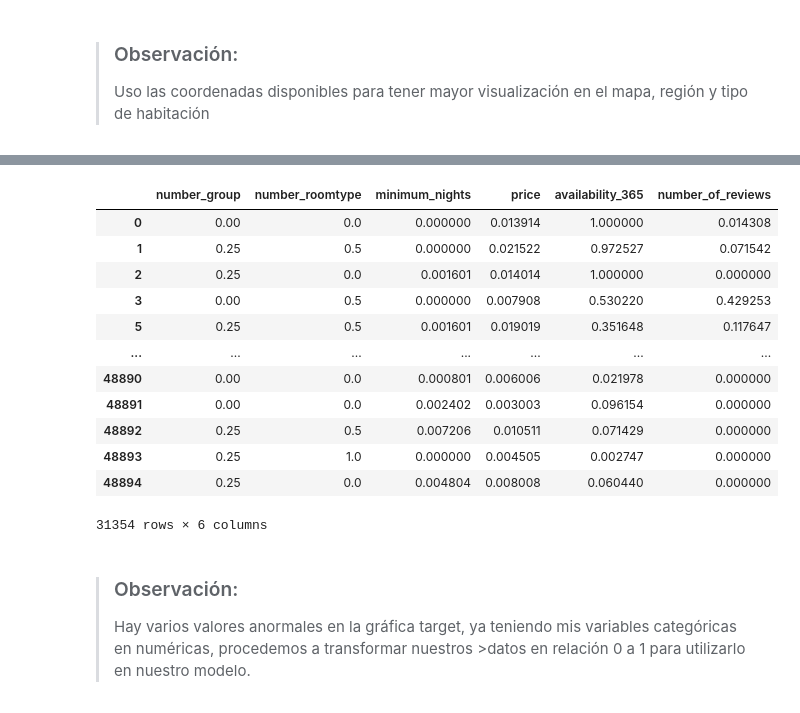
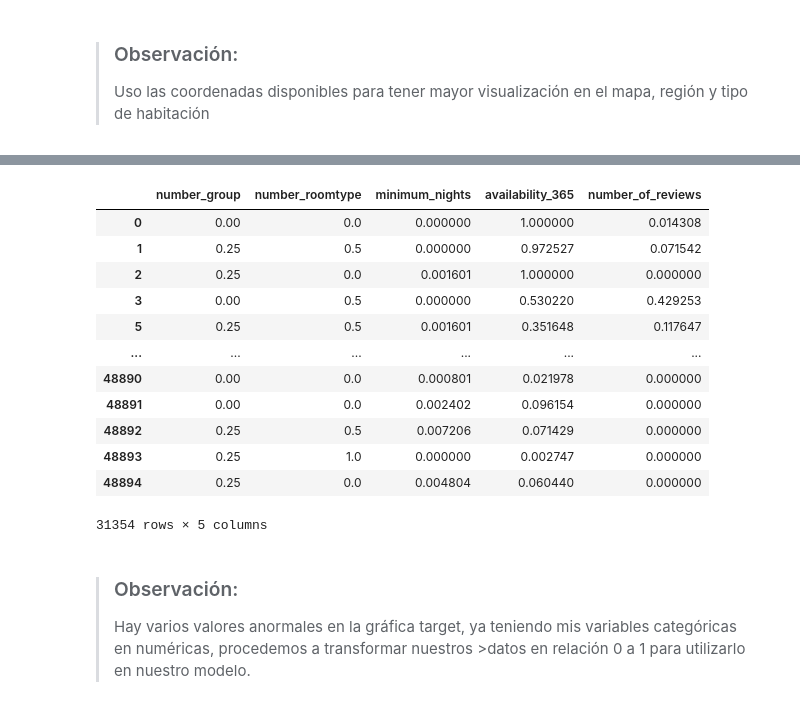
Before and after one commit to Antonio27M/ML-web-app-using-Streamlit, a Jupyter notebook: src/00-eda-airbnb-ny.ipynb, the cells around one changed output, grey strips where cells are left out. Saved outputs shown, nothing was run; the diff lists cells and outputs as text; code cells hidden in the pictures.

```diff
--- a/src/00-eda-airbnb-ny.ipynb
+++ b/src/00-eda-airbnb-ny.ipynb
@@ -37,6 +38,6 @@ memory usage: 6.0+ MB
 >
 >Uso .info() para observar todos los datos del df.
 # %%
-df = data_airbi_ny.drop(columns=['id', 'host_id','calculated_host_listings_count'])
+df = data_airbi_ny.drop(columns=['id', 'host_id','calculated_host_listings_count','latitude','longitude'])
 df.head()
 # %% [output]
@@ -174,7 +173,7 @@ with open('../data/processed/numbergroup-transformation-rules.json', 'w') as fil
 >
 >También realice cambios en mis datos 'string' a numéricos para luego trabajarlos en mi modelo, realice un 'dicc' de sus nombres, >guardándolos en un archivo de texto (json) para recordar su numeración con su respectivo nombre.
 # %%
-df_region = df.drop(columns=['name','host_name','neighbourhood_group','neighbourhood','room_type','last_review'])
+df_region = df
 df_region.info()
 # %% [output]
 <class 'pandas.core.frame.DataFrame'>
@@ -212,3 +213,2 @@ df_region
 # %%
-df_region['reviews_per_month'] = df_region['reviews_per_month'].fillna(0)
-df_region[df_region['reviews_per_month'] == 0]
+df_region.fillna({'reviews_per_month': 0},inplace=True)
@@ -320,26 +308,26 @@ X_train, X_test, y_train, y_test = train_test_split(X, y, test_size=0.2, random_
 # %%
 min_max_scaler = MinMaxScaler()
 
-num_variables = ['number_group','number_roomtype','minimum_nights','price','availability_365','number_of_reviews']
+num_variables = ['number_group','number_roomtype','minimum_nights','availability_365','number_of_reviews']
 min_max_features = min_max_scaler.fit_transform(df_region[num_variables])
 
 df_min_max = pd.DataFrame(min_max_features,index=df.index, columns=num_variables)
 
 df_min_max
 # %% [output]
-|  | number_group | number_roomtype | minimum_nights | price | availability_365 | number_of_reviews |
-| 0 | 0.00 | 0.0 | 0.000000 | 0.013914 | 1.000000 | 0.014308 |
-| 1 | 0.25 | 0.5 | 0.000000 | 0.021522 | 0.972527 | 0.071542 |
-| 2 | 0.25 | 0.0 | 0.001601 | 0.014014 | 1.000000 | 0.000000 |
-| 3 | 0.00 | 0.5 | 0.000000 | 0.007908 | 0.530220 | 0.429253 |
-| 5 | 0.25 | 0.5 | 0.001601 | 0.019019 | 0.351648 | 0.117647 |
-| ... | ... | ... | ... | ... | ... | ... |
-| 48890 | 0.00 | 0.0 | 0.000801 | 0.006006 | 0.021978 | 0.000000 |
-| 48891 | 0.00 | 0.0 | 0.002402 | 0.003003 | 0.096154 | 0.000000 |
-| 48892 | 0.25 | 0.5 | 0.007206 | 0.010511 | 0.071429 | 0.000000 |
-| 48893 | 0.25 | 1.0 | 0.000000 | 0.004505 | 0.002747 | 0.000000 |
-| 48894 | 0.25 | 0.0 | 0.004804 | 0.008008 | 0.060440 | 0.000000 |
+|  | number_group | number_roomtype | minimum_nights | availability_365 | number_of_reviews |
+| 0 | 0.00 | 0.0 | 0.000000 | 1.000000 | 0.014308 |
+| 1 | 0.25 | 0.5 | 0.000000 | 0.972527 | 0.071542 |
+| 2 | 0.25 | 0.0 | 0.001601 | 1.000000 | 0.000000 |
+| 3 | 0.00 | 0.5 | 0.000000 | 0.530220 | 0.429253 |
+| 5 | 0.25 | 0.5 | 0.001601 | 0.351648 | 0.117647 |
+| ... | ... | ... | ... | ... | ... |
+| 48890 | 0.00 | 0.0 | 0.000801 | 0.021978 | 0.000000 |
+| 48891 | 0.00 | 0.0 | 0.002402 | 0.096154 | 0.000000 |
+| 48892 | 0.25 | 0.5 | 0.007206 | 0.071429 | 0.000000 |
+| 48893 | 0.25 | 1.0 | 0.000000 | 0.002747 | 0.000000 |
+| 48894 | 0.25 | 0.0 | 0.004804 | 0.060440 | 0.000000 |
-31354 rows × 6 columns
+31354 rows × 5 columns
 # %% [markdown]
 >### Observación:
 >
```
Also changed, not shown: parts of 23 cells of this notebook, 4 other files.
